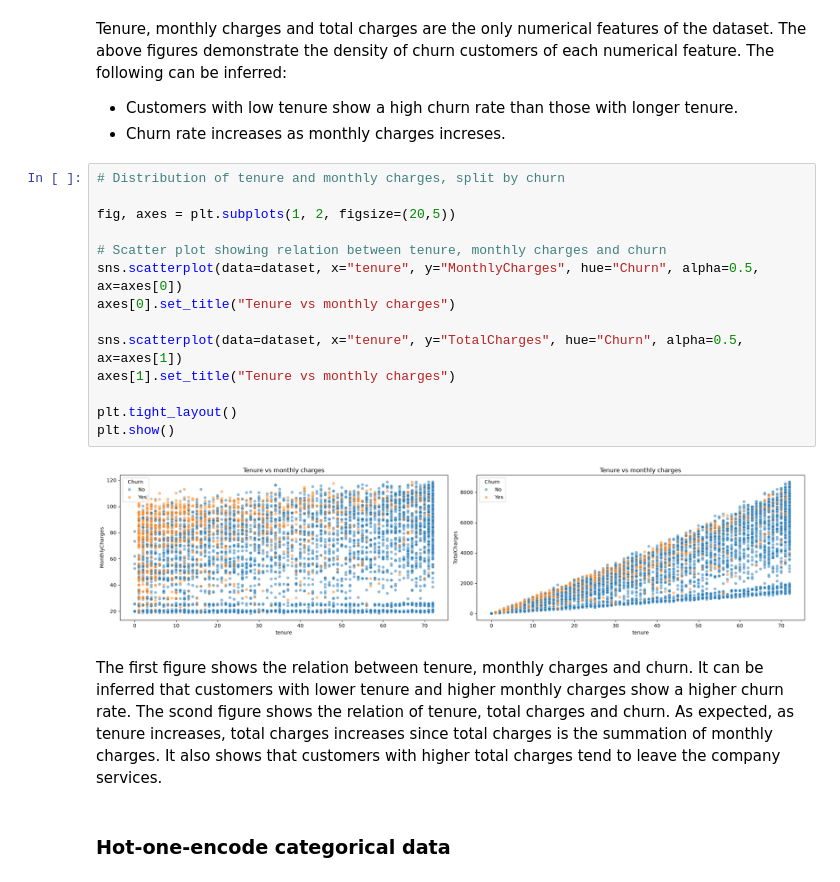
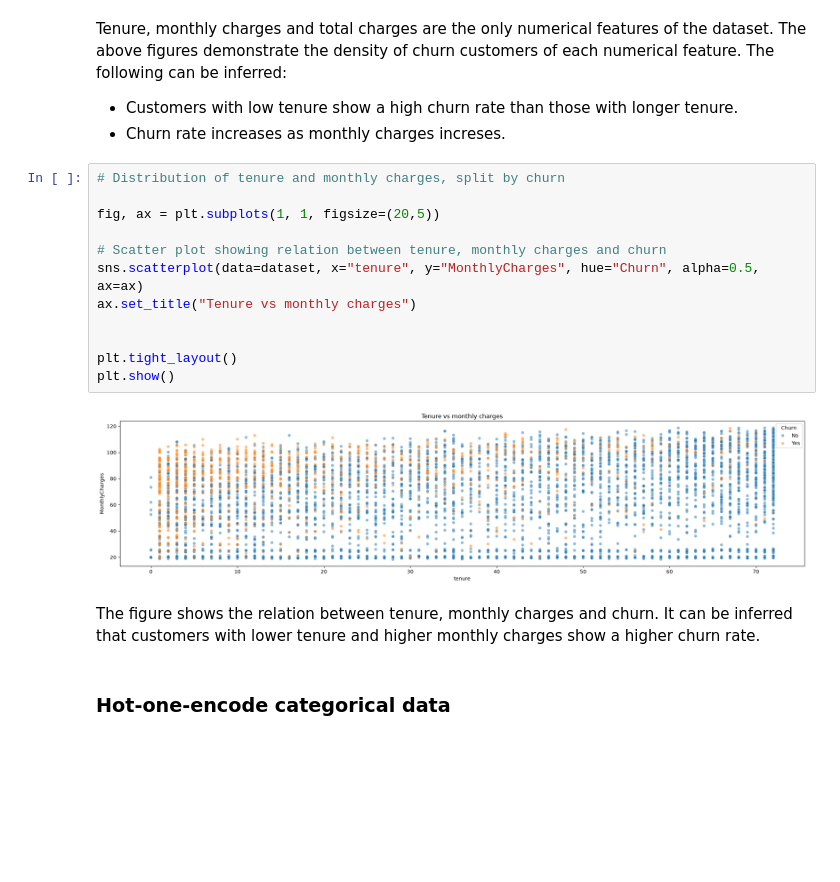
Before and after one commit to andrsma/Telco-Churn, a Jupyter notebook: notebooks/AI_Project_Beginner_Level.ipynb, the cells around one changed output. Drawn from its saved outputs; the diff is of its cells as text; blank space fills up the shorter version.

```diff
--- a/notebooks/AI_Project_Beginner_Level.ipynb
+++ b/notebooks/AI_Project_Beginner_Level.ipynb
@@ -260,22 +260,19 @@ Tenure, monthly charges and total charges are the only numerical features of the
 # %%
 # Distribution of tenure and monthly charges, split by churn
 
-fig, axes = plt.subplots(1, 2, figsize=(20,5))
+fig, ax = plt.subplots(1, 1, figsize=(20,5))
 
 # Scatter plot showing relation between tenure, monthly charges and churn
-sns.scatterplot(data=dataset, x="tenure", y="MonthlyCharges", hue="Churn", alpha=0.5, ax=axes[0])
-axes[0].set_title("Tenure vs monthly charges")
+sns.scatterplot(data=dataset, x="tenure", y="MonthlyCharges", hue="Churn", alpha=0.5, ax=ax)
+ax.set_title("Tenure vs monthly charges")
 
-sns.scatterplot(data=dataset, x="tenure", y="TotalCharges", hue="Churn", alpha=0.5, ax=axes[1])
-axes[1].set_title("Tenure vs monthly charges")
 
 plt.tight_layout()
 plt.show()
 # %% [output]
-[figure, old version]
+[figure, new version]
 # %% [markdown]
-The first figure shows the relation between tenure, monthly charges and churn. It can be inferred that customers with lower tenure and higher monthly charges show a higher churn rate.
-The scond figure shows the relation of tenure, total charges and churn. As expected, as tenure increases, total charges increases since total charges is the summation of monthly charges. It also shows that customers with higher total charges tend to leave the company services.
+The figure shows the relation between tenure, monthly charges and churn. It can be inferred that customers with lower tenure and higher monthly charges show a higher churn rate.
 # %% [markdown]
 ### Hot-one-encode categorical data
 # %%
```
Also changed, not shown: parts of 28 cells of this notebook.
